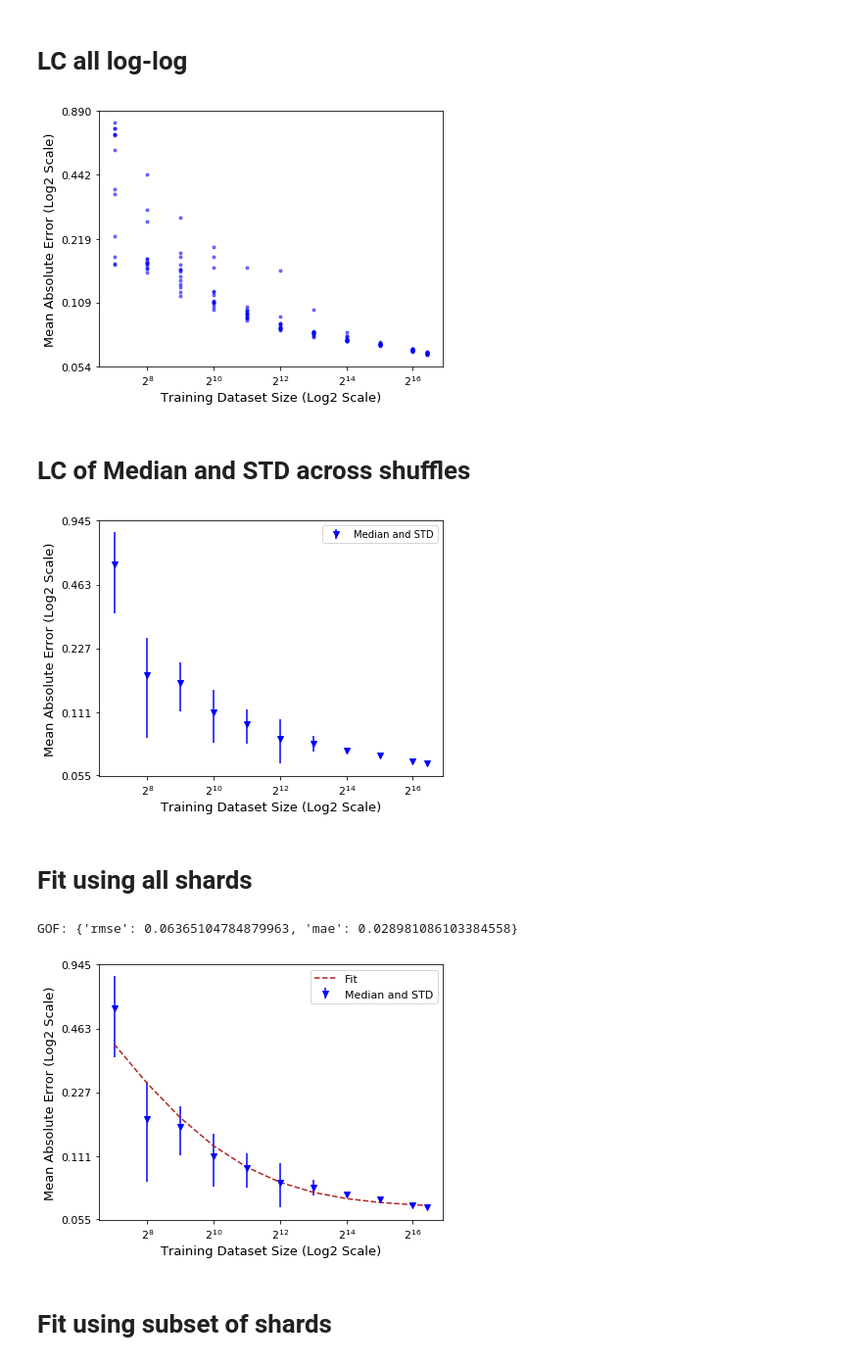
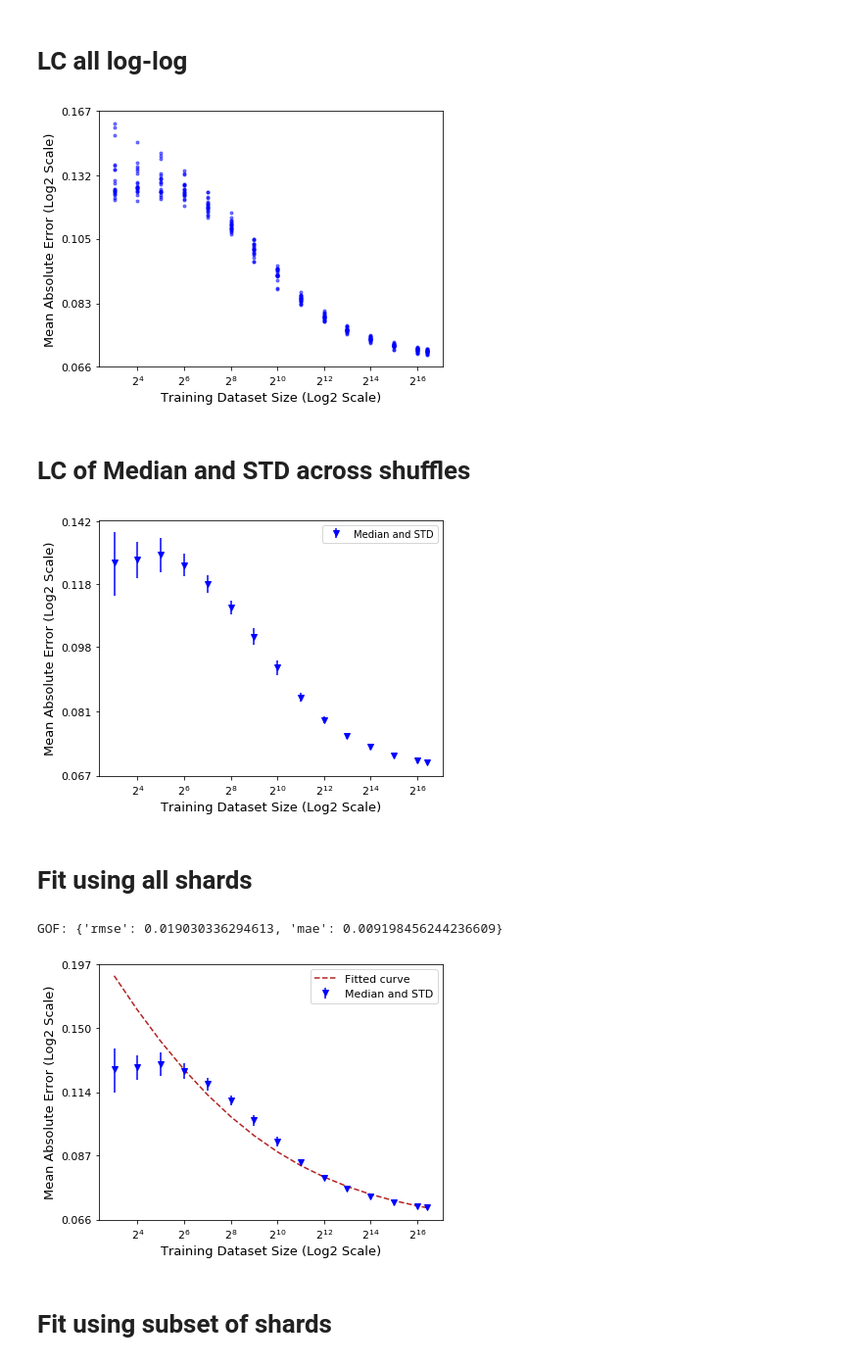
Before and after one commit to adpartin/LearningCurves, a Jupyter notebook: notebooks/01_many_seed_runs_analsis.ipynb, the cells around one changed output. Shown at 98% size. Saved outputs shown, nothing was run; the diff lists cells and outputs as text; code cells hidden in the pictures.

```diff
--- a/notebooks/01_many_seed_runs_analsis.ipynb
+++ b/notebooks/01_many_seed_runs_analsis.ipynb
@@ -66,14 +66,16 @@ src = 'gdsc'
 
 # GDSC
 if src == 'gdsc':
-    # base_dir = Path('/vol/ml/apartin/projects/LearningCurves/trn.gdsc/split_on_none/multi_seed_lgbm_100_trees')
-    # base_dir = Path('/vol/ml/apartin/projects/LearningCurves/trn.gdsc/split_on_none/multi_seed_rf_100_trees')
-    base_dir = Path('/vol/ml/apartin/projects/LearningCurves/trn.gdsc/split_on_none/nn_reg0')
+    base_dir = Path('/vol/ml/apartin/projects/LearningCurves/trn.gdsc/split_on_none/multi_seed_lgbm_100_trees'); model='lgbm'
+    # base_dir = Path('/vol/ml/apartin/projects/LearningCurves/trn.gdsc/split_on_none/multi_seed_rf_100_trees'); model='rf'
+    # base_dir = Path('/vol/ml/apartin/projects/LearningCurves/trn.gdsc/split_on_none/nn_reg0'); model='nn'
+    # base_dir = Path('/vol/ml/apartin/projects/LearningCurves/trn.gdsc/split_on_none/nn_reg0_more')
+    # base_dir = Path('/vol/ml/apartin/projects/LearningCurves/trn.gdsc/split_on_none/nn_reg0_')
 
 elif src == 'top6':
-    # base_dir = Path('/vol/ml/apartin/projects/LearningCurves/trn.top6/split_on_none/multi_seed_lgbm_100_trees')
-    # base_dir = Path('/vol/ml/apartin/projects/LearningCurves/trn.top6/split_on_none/multi_seed_rf_100_trees')
-    base_dir = Path('/vol/ml/apartin/projects/LearningCurves/trn.top6/split_on_none/nn_reg0')
+    # base_dir = Path('/vol/ml/apartin/projects/LearningCurves/trn.top6/split_on_none/multi_seed_lgbm_100_trees'); model='lgbm'
+    # base_dir = Path('/vol/ml/apartin/projects/LearningCurves/trn.top6/split_on_none/multi_seed_rf_100_trees'); model='rf'
+    base_dir = Path('/vol/ml/apartin/projects/LearningCurves/trn.top6/split_on_none/nn_reg0'); model='nn'
 
 elif src == 'ctrp':
     pass
@@ -103,6 +105,7 @@ for i, r in enumerate(runs):
         scores = scr_tmp
     else:
         scores = scores.merge(scr_tmp, on=['metric', 'tr_size', 'set'])
+    scr_tmp['file'] = str(dpath)
 
 run_col_names = [c for c in scores.columns if prf in c]
 
@@ -132,2 +135,0 @@ Training set sizes: [  128   256   512  1024  2048  4096  8192 16384 32768 65536
-# %%
-scores_te = scores_te.drop(columns=['run11'])
@@ -138,10 +151,12 @@ figsize = (6, 4.5)
 metric_name = 'mean_absolute_error'
 tr_set = 'te'
 
-shift_idx=0
+# shift_idx=0
 # shift_idx=1
 # shift_idx=2
 # shift_idx=3
+if src=='gdsc':
+    shift_idx=2
 # %%
 plot_args = {'tr_set': tr_set, 'metric_name': metric_name, 'figsize': figsize, 'xtick_scale': 'linear', 'ytick_scale': 'linear'}
 
@@ -173,15 +188,16 @@ ax.tick_params(axis='both', labelsize=11)
 # Set X axis
 xlim = ax.get_xlim()
 # ax.set_xticks([2**i for i in range(2, 17)])
+# ax.set_ylim([0.063, 0.195]) # GDSC GBDT
 
 # Set Y axis
 ax = set_yticks_ap(ax)
 
 ax.grid(False)
 plt.tight_layout()
-plt.savefig(base_dir/(f'{src}_all_runs_loglog.png'), dpi=200)
+plt.savefig(base_dir/(f'{src}_{model}_all_runs_loglog.png'), dpi=200)
 # %% [output]
-[figure, old version]
+[figure, new version]
 # %%
 # Fit data
 # pp_utils.fit_lc_multi_runs(runs, metric_name=metric_name, tr_set='te',
@@ -199,13 +215,13 @@ plot_args = {'metric_name': metric_name, 'xtick_scale': 'log2', 'ytick_scale': '
 scr = scores_te[shift_idx:].reset_index(drop=True)
 y_col_name = 'median'
 # %%
-x = scr['tr_size']
-y = scr[y_col_name]
-yerr = scr['std']
+x = scr['tr_size'].values
+y = scr[y_col_name].values
+yerr = scr['std'].values
 
-shard_min_idx = 0
-xf = x[shard_min_idx:]
-yf = y[shard_min_idx:]
+shard_min_id = 0
+xf = x[shard_min_id:]
+yf = y[shard_min_id:]
 
 ax = None
 
@@ -227,9 +243,9 @@ ax = set_yticks_ap(ax)
 ax.legend(frameon=True, fontsize=10, loc='best');
 ax.grid(False)
 plt.tight_layout()
-plt.savefig(base_dir/(f'{src}_avg_median_std.png'), dpi=200)
+plt.savefig(base_dir/(f'{src}_{model}_avg_median_std.png'), dpi=200)
 # %% [output]
-[figure, old version]
+[figure, new version]
 # %% [markdown]
 # Fit using all shards
 # %%
@@ -245,37 +261,37 @@ yfit = biased_powerlaw(xf, **prms)
 
 ax = None
 
 # Median values
 ax = lrn_crv_plot.plot_lrn_crv_new(x=x, y=y, yerr=yerr,
                                    ax=ax, ls='', marker='v', alpha=1,
                                    **plot_args, color='b', label='Median and STD')
 
 # Fit
 ax = lrn_crv_plot.plot_lrn_crv_new(x=xf, y=yfit,
                                    ax=ax, ls='--', marker='', alpha=1,
-                                   **plot_args, color='firebrick', label='Fit')
+                                   **plot_args, color='firebrick', label='Fitted curve')
 gof = calc_gof(yf, yfit)
 print('GOF:', gof)
 
 # ---------------------
 # General axes prms
 # https://matplotlib.org/3.1.1/api/_as_gen/matplotlib.axes.Axes.tick_params.html
 ax.tick_params(axis='both', labelsize=11)
 
 # Set X axis
 xlim = ax.get_xlim()
 # ax.set_xticks([2**i for i in range(2, 17)])
 
 # Set Y axis
 ax = set_yticks_ap(ax)
 
 ax.legend(frameon=True, fontsize=11, loc='best');
 ax.grid(False)
 plt.tight_layout()
-plt.savefig(base_dir/(f'{src}_fit_using_all_shards.png'), dpi=200)
+plt.savefig(base_dir/(f'{src}_{model}_fit_using_all_pnts.png'), dpi=200)
 # %% [output]
-GOF: {'rmse': 0.06365104784879963, 'mae': 0.028981086103384558}
+GOF: {'rmse': 0.019030336294613, 'mae': 0.009198456244236609}
-[figure, old version]
+[figure, new version]
 # %% [markdown]
 # Fit using subset of shards
 # %%
```
Also changed, not shown: parts of 20 cells of this notebook, 2 other files.
